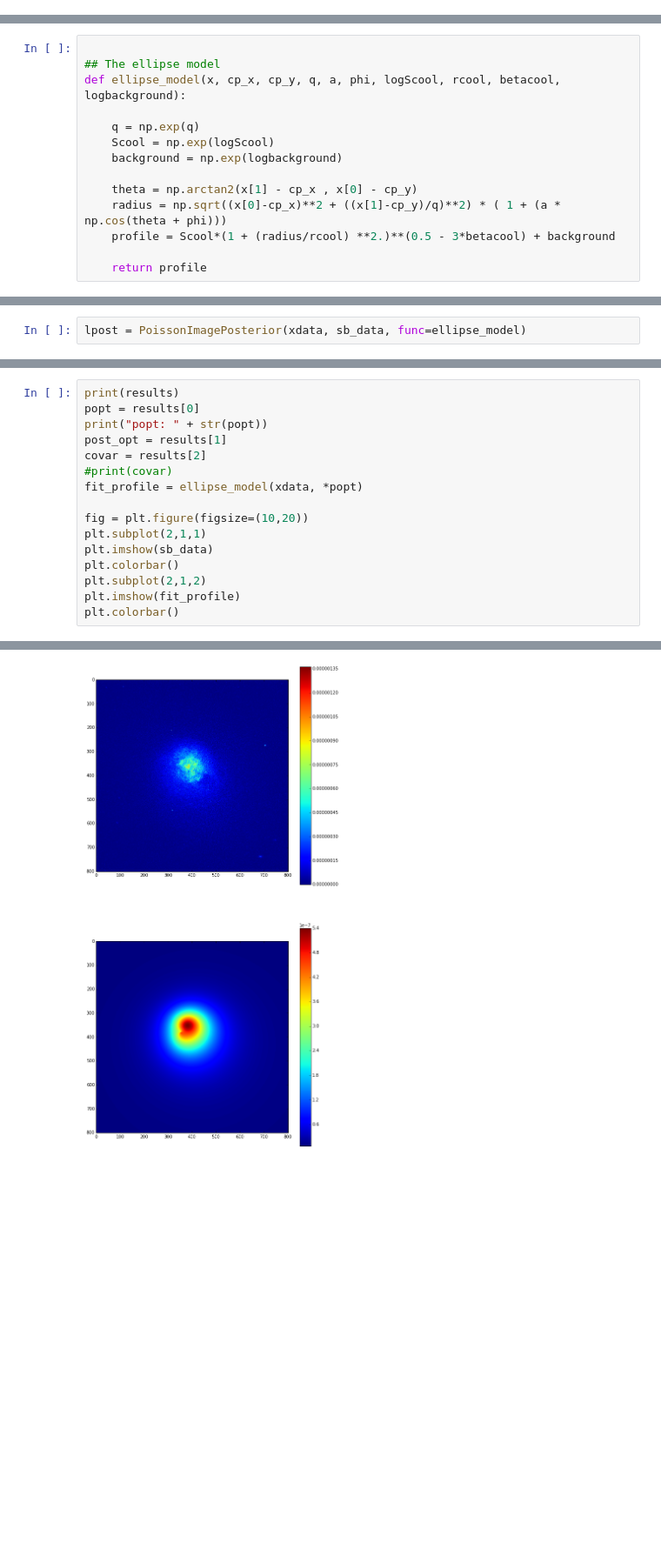
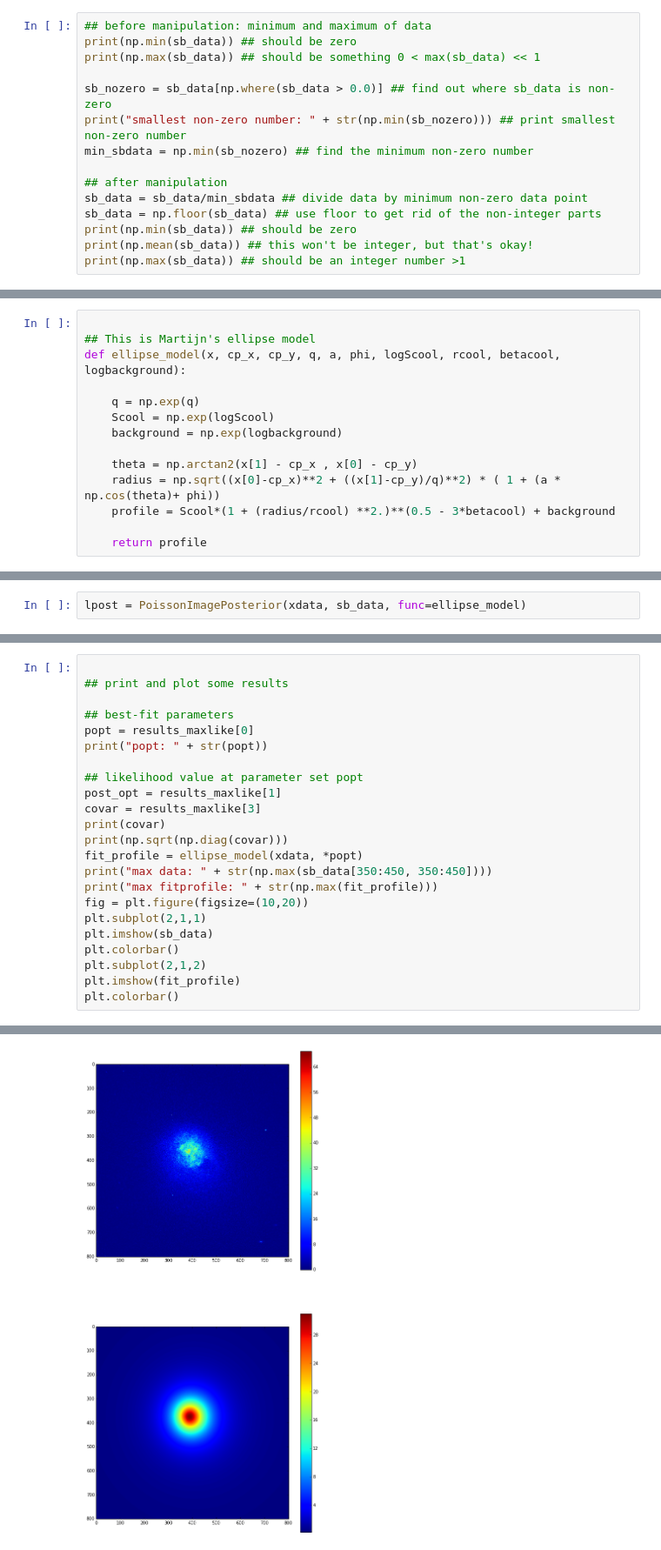
Before and after one commit to dhuppenkothen/PoissonFittingTutorial, a Jupyter notebook: ChandraImageFitting.ipynb, the cells around one changed output, grey strips where cells are left out. Shown at 87% size. Cells and saved outputs as stored; diff of their text form; blank space fills up the shorter version.

```diff
--- a/ChandraImageFitting.ipynb
+++ b/ChandraImageFitting.ipynb
@@ -383,0 +399,15 @@ in_header = hdu_in.header
+# %%
+## before manipulation: minimum and maximum of data
+print(np.min(sb_data)) ## should be zero
+print(np.max(sb_data)) ## should be something 0 < max(sb_data) << 1
+
+sb_nozero = sb_data[np.where(sb_data > 0.0)] ## find out where sb_data is non-zero
+print("smallest non-zero number: " + str(np.min(sb_nozero))) ## print smallest non-zero number
+min_sbdata = np.min(sb_nozero) ## find the minimum non-zero number
+
+## after manipulation
+sb_data = sb_data/min_sbdata ## divide data by minimum non-zero data point
+sb_data = np.floor(sb_data) ## use floor to get rid of the non-integer parts
+print(np.min(sb_data)) ## should be zero
+print(np.mean(sb_data)) ## this won't be integer, but that's okay!
+print(np.max(sb_data)) ## should be an integer number >1
@@ -395,6 +431,6 @@ print(xdata[0][-1,0])
 # %%
 
-## The ellipse model
+## This is Martijn's ellipse model
 def ellipse_model(x, cp_x, cp_y, q, a, phi, logScool, rcool, betacool, logbackground):
 
     q = np.exp(q)
@@ -402,7 +438,7 @@ def ellipse_model(x, cp_x, cp_y, q, a, phi, logScool, rcool, betacool, logbackgr
     background = np.exp(logbackground)
 
     theta = np.arctan2(x[1] - cp_x , x[0] - cp_y)
-    radius = np.sqrt((x[0]-cp_x)**2 + ((x[1]-cp_y)/q)**2) * ( 1 + (a * np.cos(theta + phi)))
+    radius = np.sqrt((x[0]-cp_x)**2 + ((x[1]-cp_y)/q)**2) * ( 1 + (a * np.cos(theta)+ phi))
     profile = Scool*(1 + (radius/rcool) **2.)**(0.5 - 3*betacool) + background
 
     return profile
@@ -589,12 +853,19 @@ You can see that the fitting doesn't work very well, because the fitting keeps j
 # %%
-print(results)
-popt = results[0]
+
+## print and plot some results
+
+## best-fit parameters
+popt = results_maxlike[0]
 print("popt: " + str(popt))
-post_opt = results[1]
-covar = results[2]
-#print(covar)
+
+## likelihood value at parameter set popt
+post_opt = results_maxlike[1]
+covar = results_maxlike[3]
+print(covar)
+print(np.sqrt(np.diag(covar)))
 fit_profile = ellipse_model(xdata, *popt)
-
+print("max data: " + str(np.max(sb_data[350:450, 350:450])))
+print("max fitprofile: " + str(np.max(fit_profile)))
 fig = plt.figure(figsize=(10,20))
 plt.subplot(2,1,1)
 plt.imshow(sb_data)
@@ -623,2 +894,2 @@ popt: [  3.81292224e+02   3.53049463e+02  -9.30810627e-02  -2.72071022e-01
 <matplotlib.colorbar.Colorbar instance at 0x...>
-[figure, old version]
+[figure, new version]
```
Also changed, not shown: parts of 52 cells of this notebook, 1 other file.
